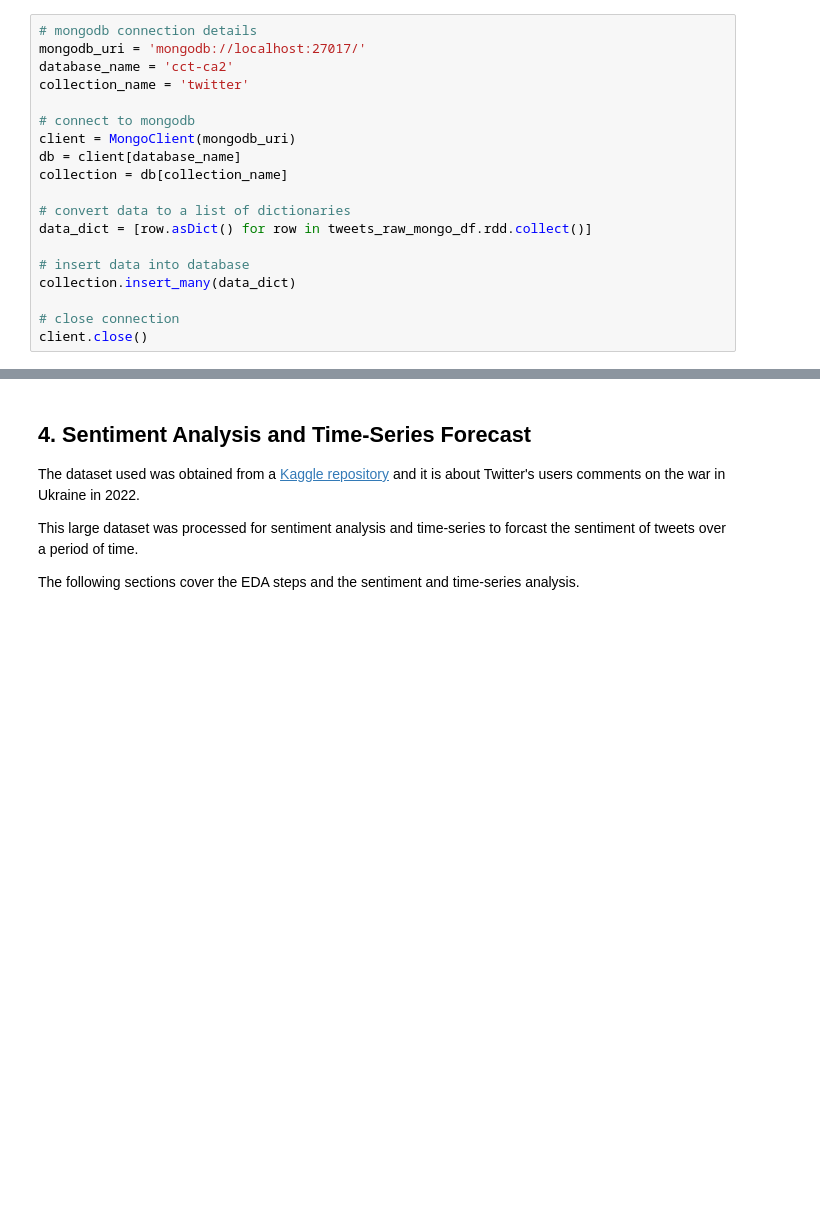
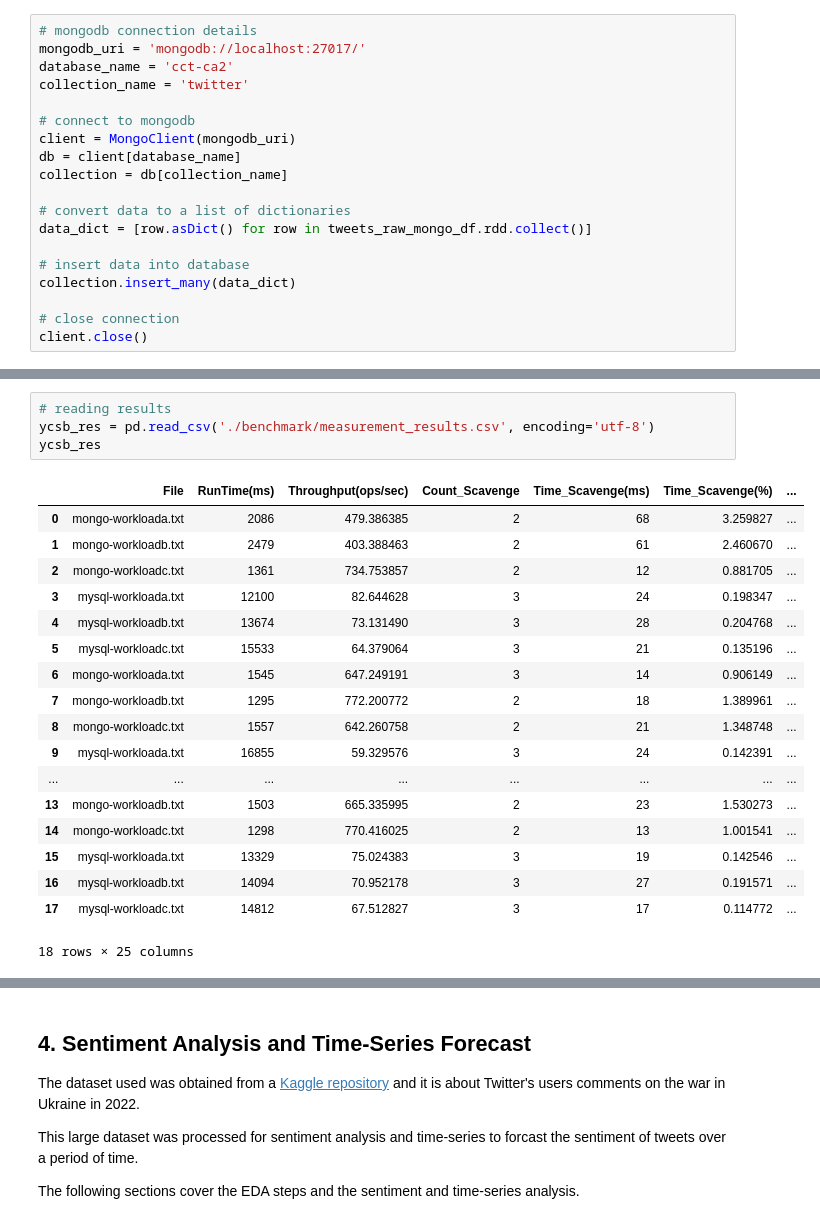
Before and after one commit to CCT-MastersDA/cct-sem2-ca2, a Jupyter notebook: jupyter/ca2-jupyter.ipynb, the cells around one changed output, grey strips where cells are left out. Drawn from its saved outputs; the diff is of its cells as text; blank space fills up the shorter version.

```diff
--- a/jupyter/ca2-jupyter.ipynb
+++ b/jupyter/ca2-jupyter.ipynb
@@ -375,0 +387,23 @@ client.close()
+# %%
+# reading results
+ycsb_res = pd.read_csv('./benchmark/measurement_results.csv', encoding='utf-8')
+ycsb_res
+# %% [output]
+|  | File | RunTime(ms) | Throughput(ops/sec) | Count_Scavenge | Time_Scavenge(ms) | Time_Scavenge(%) | ... |
+| 0 | mongo-workloada.txt | 2086 | 479.386385 | 2 | 68 | 3.259827 | ... |
+| 1 | mongo-workloadb.txt | 2479 | 403.388463 | 2 | 61 | 2.460670 | ... |
+| 2 | mongo-workloadc.txt | 1361 | 734.753857 | 2 | 12 | 0.881705 | ... |
+| 3 | mysql-workloada.txt | 12100 | 82.644628 | 3 | 24 | 0.198347 | ... |
+| 4 | mysql-workloadb.txt | 13674 | 73.131490 | 3 | 28 | 0.204768 | ... |
+| 5 | mysql-workloadc.txt | 15533 | 64.379064 | 3 | 21 | 0.135196 | ... |
+| 6 | mongo-workloada.txt | 1545 | 647.249191 | 3 | 14 | 0.906149 | ... |
+| 7 | mongo-workloadb.txt | 1295 | 772.200772 | 2 | 18 | 1.389961 | ... |
+| 8 | mongo-workloadc.txt | 1557 | 642.260758 | 2 | 21 | 1.348748 | ... |
+| 9 | mysql-workloada.txt | 16855 | 59.329576 | 3 | 24 | 0.142391 | ... |
+| ... | ... | ... | ... | ... | ... | ... | ... |
+| 13 | mongo-workloadb.txt | 1503 | 665.335995 | 2 | 23 | 1.530273 | ... |
+| 14 | mongo-workloadc.txt | 1298 | 770.416025 | 2 | 13 | 1.001541 | ... |
+| 15 | mysql-workloada.txt | 13329 | 75.024383 | 3 | 19 | 0.142546 | ... |
+| 16 | mysql-workloadb.txt | 14094 | 70.952178 | 3 | 27 | 0.191571 | ... |
+| 17 | mysql-workloadc.txt | 14812 | 67.512827 | 3 | 17 | 0.114772 | ... |
+18 rows × 25 columns
```
Also changed, not shown: parts of 12 cells of this notebook, 14 other files.
